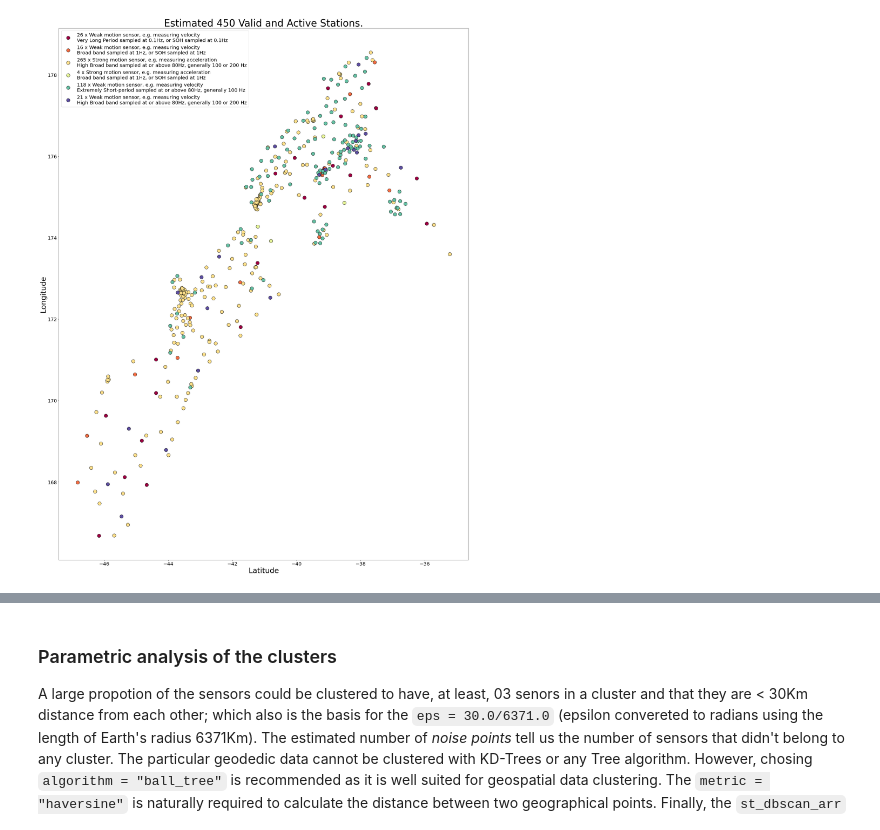
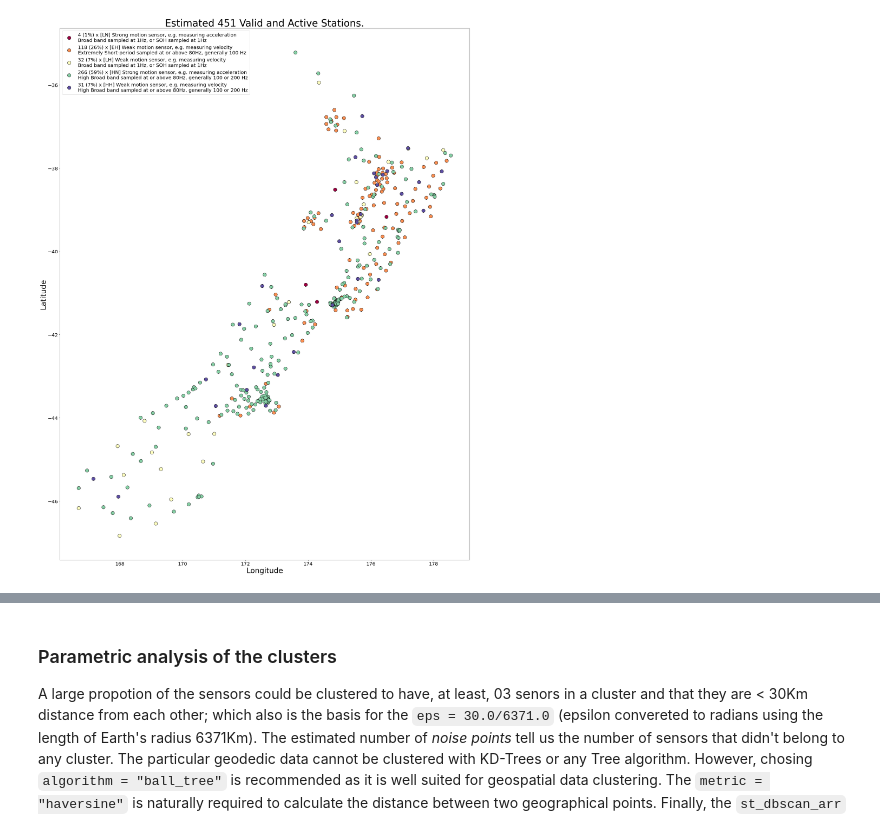
Before and after one commit to waidyanatha/quasar, a Jupyter notebook: notebooks/1a_shield_network_cluster_maps.ipynb, the cells around one changed output, grey strips where cells are left out. Drawn from its saved outputs; the diff is of its cells as text; code cells hidden in the pictures.

```diff
--- a/notebooks/1a_shield_network_cluster_maps.ipynb
+++ b/notebooks/1a_shield_network_cluster_maps.ipynb
@@ -33,5 +61,6 @@ HN1  = \*\*1 North-South direction channel
 We make use of the ../lib/stations.py class methods to retrieve the station inventory data and present a summary of the retrieved data.
 # %%
+''' Get all stations  '''
 import sys
 sys.path.insert(1, '../lib')
 import stations
@@ -39,13 +68,13 @@ import stations
 try:
     cls_st = stations.station_data()
     __client = cls_st.get_client()
-    st_list, invalid_st_list = cls_st.get_stations(__client)
+    st_list, invalid_st_list, _ = cls_st.get_stations(__client)
     if not st_list:
         raise TypeError
+
     print(f'In the inventory of {len(st_list)+len(invalid_st_list)} total station')
-    print(f'There are {len(st_list)} Invalid stations')
-    print(f'and {len(invalid_st_list)} VALID active stations.')
-    print(f'{invalid_st_list}')
+    print(f'There are {len(st_list)} active stations inside the geographic land boundaries.')
+    print(f'and {len(invalid_st_list)} active stations outside the geographic land boundaries.')
 except Exception as err:
     print("Error message:", err)
 # %% [output]
@@ -69,40 +149,44 @@ Color coded plot of stations by type
 # %%
+'''
+    Topological plot of the staions by type
+'''
 import numpy as np
 import matplotlib.pyplot as plt
 from matplotlib.lines import Line2D
 
 lstStationType = []
 lstStationLoc = []
 
 ''' prepare the list data of station types and coorinate '''
 for _,st_type,st_lat,st_lon in st_list:
     lstStationType.append(st_type)
     lstStationLoc.append([st_lat,st_lon])
 arrStationLoc = np.array(lstStationLoc)
-st_type = cls_st.get_types()
+st_type_dict = cls_st.get_types()
 
 core_samples_mask = np.zeros_like(lstStationType, dtype=bool)
 core_samples_mask[0:sum([len(x) for x in lstStationType])] = True
 
 ''' assign the color codes to the unique station types '''
 unique_st_types = set(lstStationType)
 colors = [plt.cm.Spectral(each)
           for each in np.linspace(0, 1, len(unique_st_types))]
 
 ''' Begin plotting the color coded stations '''
 plt.figure(figsize=(30, 40))
 for k, col in zip(unique_st_types, colors):
-    class_member_mask = (np.array(st_type_dict["st_type"]) == k)
+    class_member_mask = (np.array(lstStationType) == k)
     xy = arrStationLoc[class_member_mask & core_samples_mask]
-    plt.plot(xy[:, 0], xy[:, 1], 'o', markerfacecolor=tuple(col),
-             markeredgecolor='k', markersize=14, label=str(len(xy))+' x '+str(st_type[k]))
+    s_legend = str(len(xy))+' ('+str(round(100*len(xy)/len(st_list)))+'%) x ['+k+'] '+str(st_type_dict[k])
+    plt.plot(xy[:, 1], xy[:, 0], 'o', markerfacecolor=tuple(col),
+             markeredgecolor='k', markersize=14, label=s_legend)
 
 plt.title('Estimated %d Valid and Active Stations.' % len(arrStationLoc), fontsize=40)
-plt.xlabel('Latitude', fontsize=30)
-plt.ylabel('Longitude', fontsize=30)
+plt.xlabel('Longitude', fontsize=30)
+plt.ylabel('Latitude', fontsize=30)
 plt.xticks(size=20)
 plt.yticks(size=20)
 plt.legend(loc='upper left', fontsize=20)
 plt.show()
 # %% [output]
-[figure, old version]
+[figure, new version]
```
Also changed, not shown: parts of 19 cells of this notebook, 10 other files.
